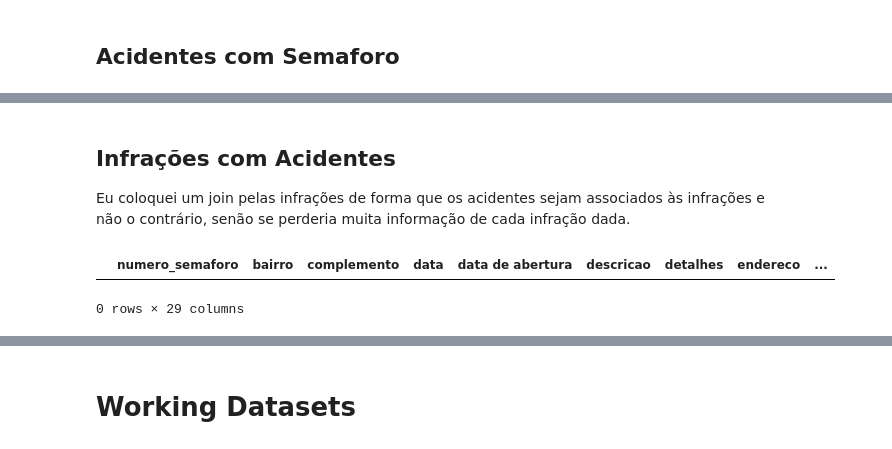
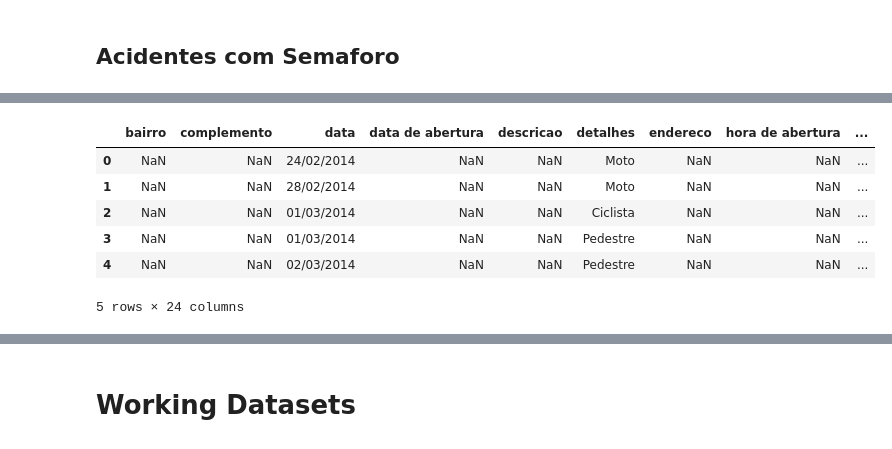
Before and after one commit to fbormann/DadosTransitoRecife, a Jupyter notebook: Projeto CTTU.ipynb, the cells around one changed output, grey strips where cells are left out. Saved outputs shown, nothing was run; the diff lists cells and outputs as text; code cells hidden in the pictures.

```diff
--- a/Projeto CTTU.ipynb
+++ b/Projeto CTTU.ipynb
@@ -441,5 +462,0 @@ acidentes_2014_2016.shape
-# %% [markdown]
-## Infrações com Acidentes
-
-Eu coloquei um join pelas infrações de forma que os acidentes sejam associados às infrações e não o contrário, senão se perderia muita informação
-de cada infração dada.
@@ -448,5 +463,10 @@ infracoes_com_acidentes = acidentes_2014_2016.join(infracoes_com_localizacao, on
-# %%
-infracoes_com_acidentes
-# %% [output]
-|  | numero_semaforo | bairro | complemento | data | data de abertura | descricao | detalhes | endereco | ... |
-0 rows × 29 columns
+# %%
+acidentes_2014_2016.head(5)
+# %% [output]
+|  | bairro | complemento | data | data de abertura | descricao | detalhes | endereco | hora de abertura | ... |
+| 0 | NaN | NaN | 24/02/2014 | NaN | NaN | Moto | NaN | NaN | ... |
+| 1 | NaN | NaN | 28/02/2014 | NaN | NaN | Moto | NaN | NaN | ... |
+| 2 | NaN | NaN | 01/03/2014 | NaN | NaN | Ciclista | NaN | NaN | ... |
+| 3 | NaN | NaN | 01/03/2014 | NaN | NaN | Pedestre | NaN | NaN | ... |
+| 4 | NaN | NaN | 02/03/2014 | NaN | NaN | Pedestre | NaN | NaN | ... |
+5 rows × 24 columns
```
Also changed, not shown: parts of 32 cells of this notebook.
